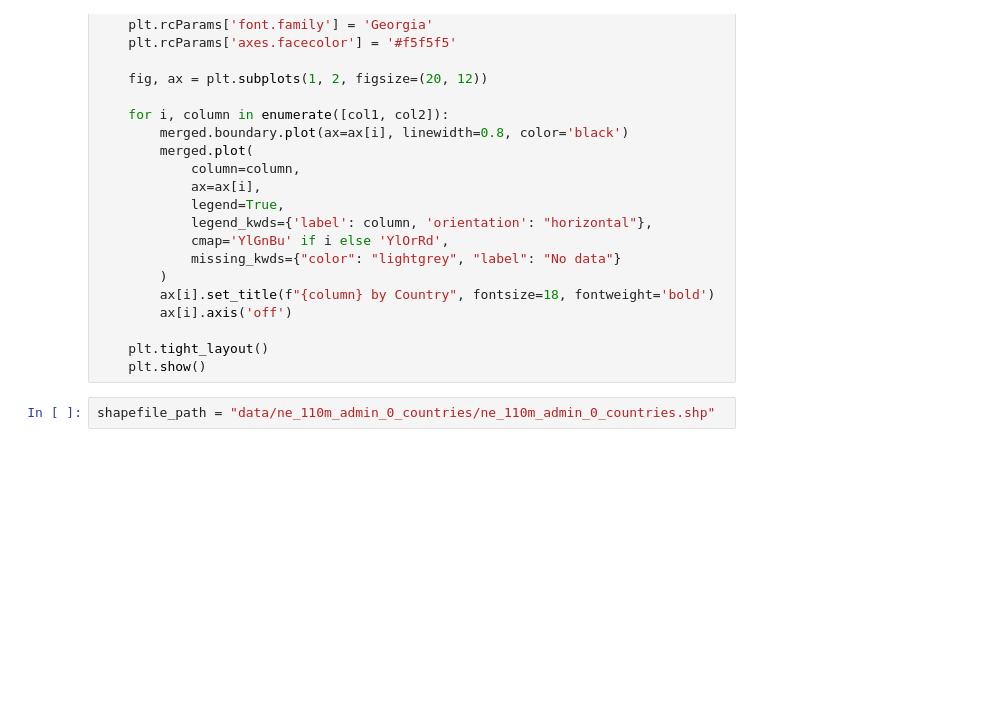
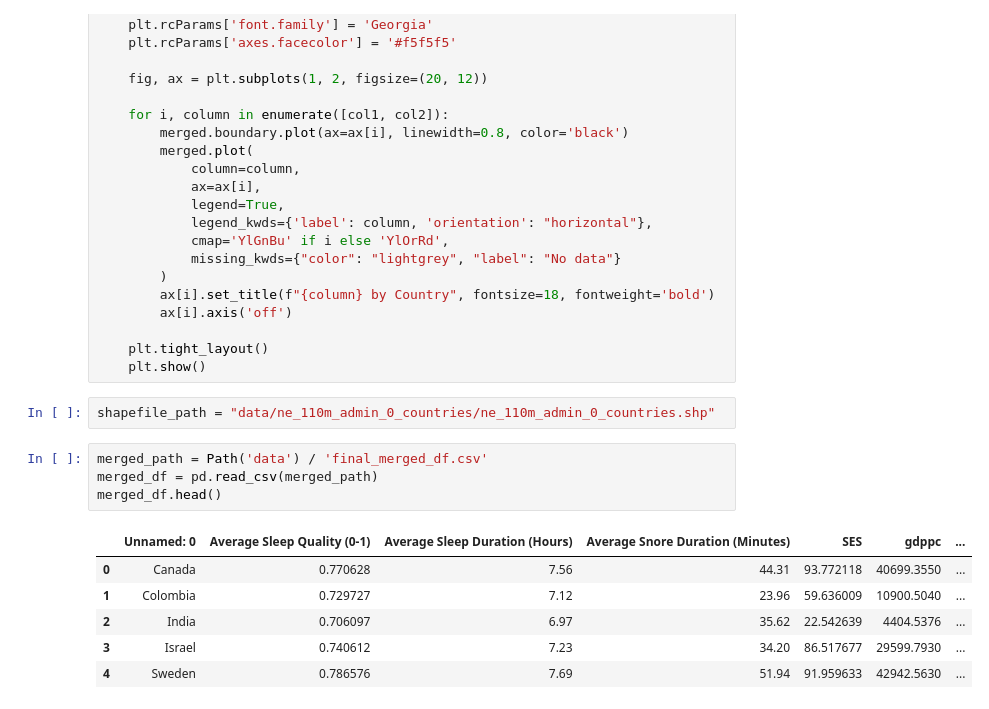
Before and after one commit to matthew-vaught/cogs9-project, a Jupyter notebook: geo.ipynb, the cells around one changed output. Drawn from its saved outputs; the diff is of its cells as text; blank space fills up the shorter version.

```diff
--- a/geo.ipynb
+++ b/geo.ipynb
@@ -47,3 +49,14 @@ def make_choropleths(df, country_col, col1, col2, shapefile_path):
     plt.show()
 # %%
 shapefile_path = "data/ne_110m_admin_0_countries/ne_110m_admin_0_countries.shp"
+# %%
+merged_path = Path('data') / 'final_merged_df.csv'
+merged_df = pd.read_csv(merged_path)
+merged_df.head()
+# %% [output]
+|  | Unnamed: 0 | Average Sleep Quality (0-1) | Average Sleep Duration (Hours) | Average Snore Duration (Minutes) | SES | gdppc | ... |
+| 0 | Canada | 0.770628 | 7.56 | 44.31 | 93.772118 | 40699.3550 | ... |
+| 1 | Colombia | 0.729727 | 7.12 | 23.96 | 59.636009 | 10900.5040 | ... |
+| 2 | India | 0.706097 | 6.97 | 35.62 | 22.542639 | 4404.5376 | ... |
+| 3 | Israel | 0.740612 | 7.23 | 34.20 | 86.517677 | 29599.7930 | ... |
+| 4 | Sweden | 0.786576 | 7.69 | 51.94 | 91.959633 | 42942.5630 | ... |
```
Also changed, not shown: parts of 3 cells of this notebook.
